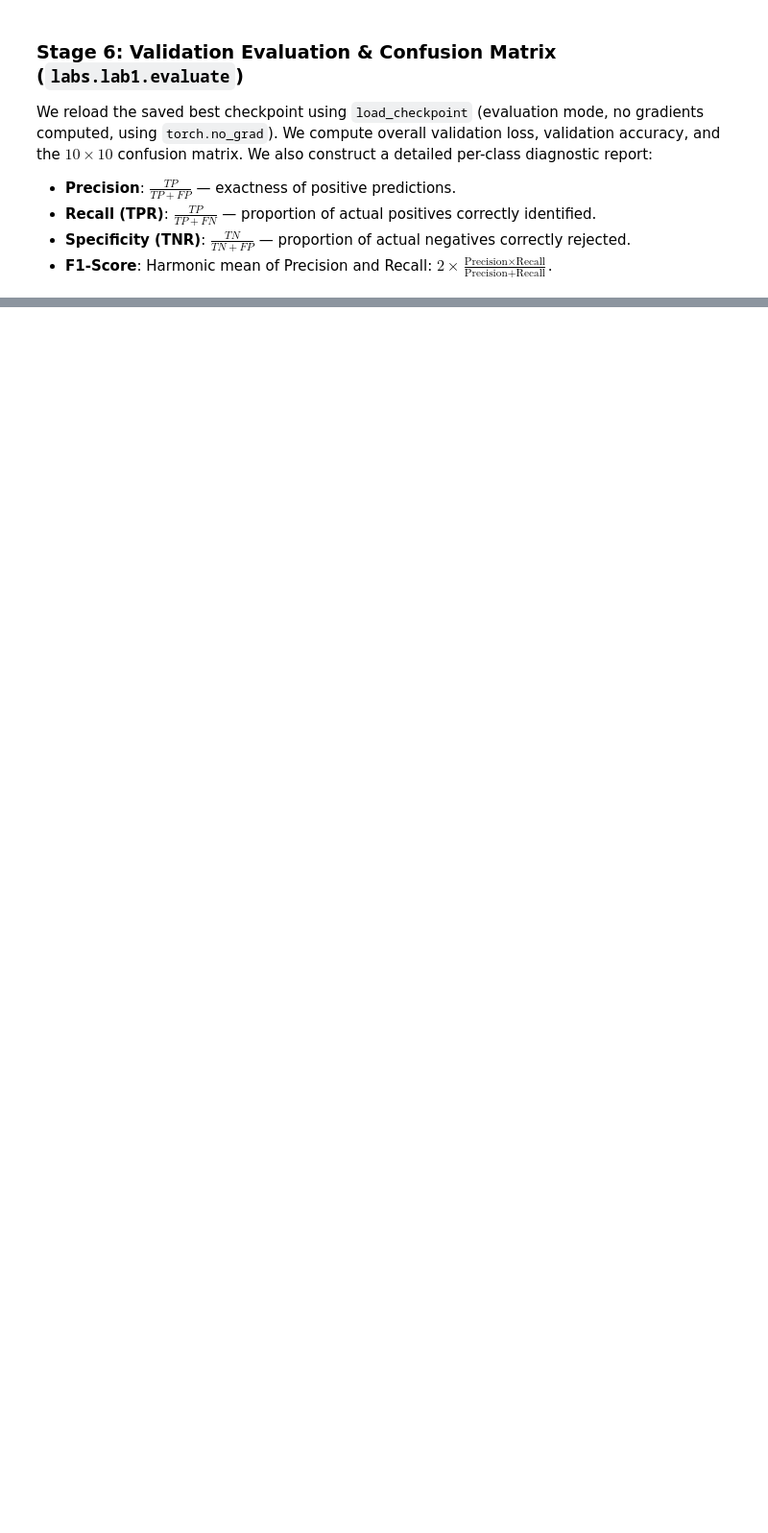
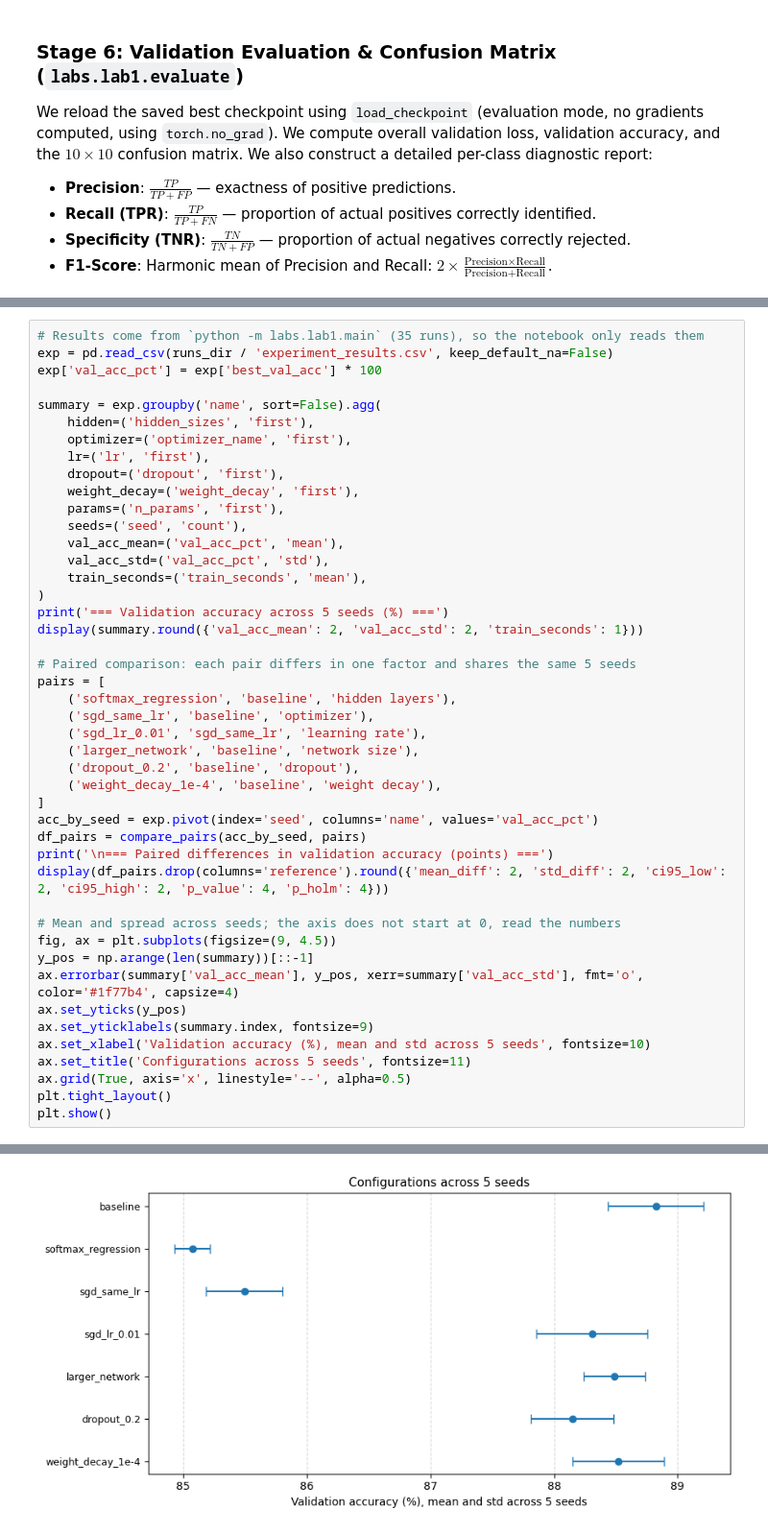
Before and after one commit to pptthu/Lab-DL, a Jupyter notebook: labs/lab1/notebook/lab1_presentation.ipynb, the cells around one changed output, grey strips where cells are left out. Shown at 96% size. Drawn from its saved outputs; the diff is of its cells as text; blank space fills up the shorter version.

```diff
--- a/labs/lab1/notebook/lab1_presentation.ipynb
+++ b/labs/lab1/notebook/lab1_presentation.ipynb
@@ -527,0 +425,46 @@ print("============================================================")
+# %%
+# Results come from `python -m labs.lab1.main` (35 runs), so the notebook only reads them
+exp = pd.read_csv(runs_dir / 'experiment_results.csv', keep_default_na=False)
+exp['val_acc_pct'] = exp['best_val_acc'] * 100
+
+summary = exp.groupby('name', sort=False).agg(
+    hidden=('hidden_sizes', 'first'),
+    optimizer=('optimizer_name', 'first'),
+    lr=('lr', 'first'),
+    dropout=('dropout', 'first'),
+    weight_decay=('weight_decay', 'first'),
+    params=('n_params', 'first'),
+    seeds=('seed', 'count'),
+    val_acc_mean=('val_acc_pct', 'mean'),
+    val_acc_std=('val_acc_pct', 'std'),
+    train_seconds=('train_seconds', 'mean'),
+)
+print('=== Validation accuracy across 5 seeds (%) ===')
+display(summary.round({'val_acc_mean': 2, 'val_acc_std': 2, 'train_seconds': 1}))
+
+# Paired comparison: each pair differs in one factor and shares the same 5 seeds
+pairs = [
+    ('softmax_regression', 'baseline', 'hidden layers'),
+    ('sgd_same_lr', 'baseline', 'optimizer'),
+    ('sgd_lr_0.01', 'sgd_same_lr', 'learning rate'),
+    ('larger_network', 'baseline', 'network size'),
+    ('dropout_0.2', 'baseline', 'dropout'),
+    ('weight_decay_1e-4', 'baseline', 'weight decay'),
+]
+acc_by_seed = exp.pivot(index='seed', columns='name', values='val_acc_pct')
+df_pairs = compare_pairs(acc_by_seed, pairs)
+print('\n=== Paired differences in validation accuracy (points) ===')
+display(df_pairs.drop(columns='reference').round({'mean_diff': 2, 'std_diff': 2, 'ci95_low': 2, 'ci95_high': 2, 'p_value': 4, 'p_holm': 4}))
+
+# Mean and spread across seeds; the axis does not start at 0, read the numbers
+fig, ax = plt.subplots(figsize=(9, 4.5))
+y_pos = np.arange(len(summary))[::-1]
+ax.errorbar(summary['val_acc_mean'], y_pos, xerr=summary['val_acc_std'], fmt='o', color='#1f77b4', capsize=4)
+ax.set_yticks(y_pos)
+ax.set_yticklabels(summary.index, fontsize=9)
+ax.set_xlabel('Validation accuracy (%), mean and std across 5 seeds', fontsize=10)
+ax.set_title('Configurations across 5 seeds', fontsize=11)
+ax.grid(True, axis='x', linestyle='--', alpha=0.5)
+plt.tight_layout()
+plt.show()
+# %% [output]
@@ -527,0 +489 @@ print("============================================================")
+[figure, added]
```
Also changed, not shown: parts of 22 cells of this notebook, 4 other files.
